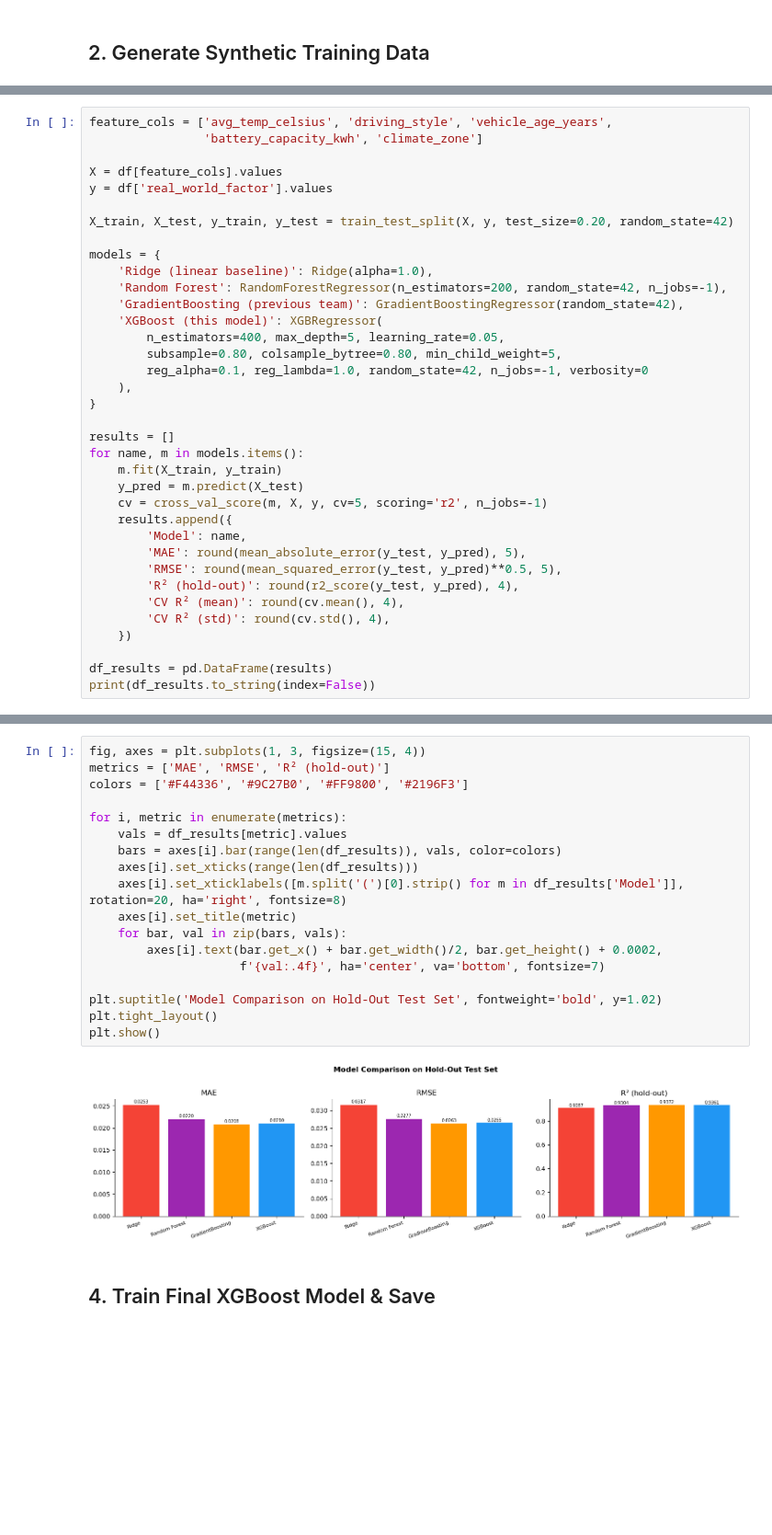
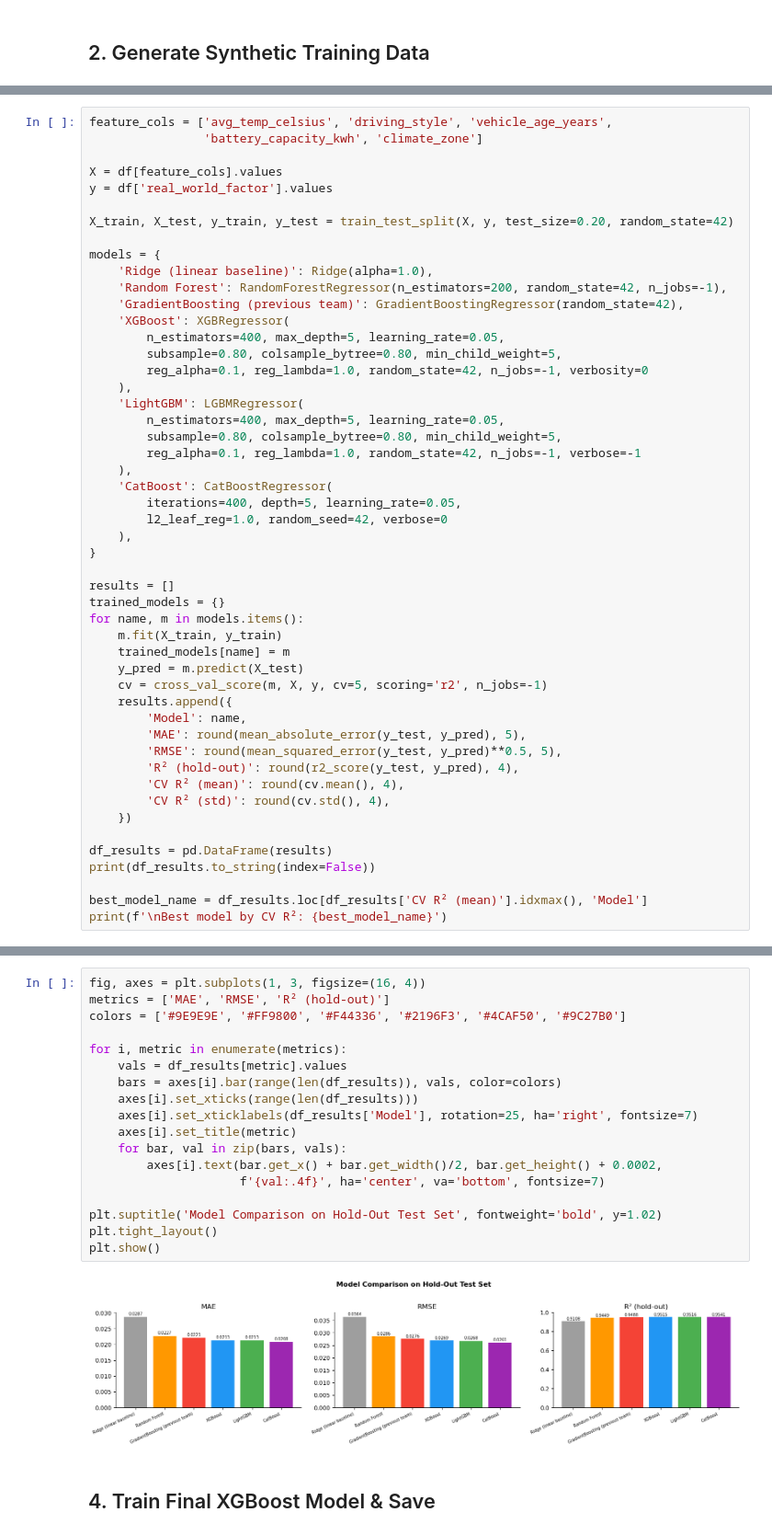
Before and after one commit to Chameleon-company/EVAT-Data-Science, a Jupyter notebook: Use_Cases/Environmental Impact Analysis/calvin-linardy/notebooks/02_Model_Training_Evaluation.ipynb, the cells around one changed output, grey strips where cells are left out. Shown at 92% size. Saved outputs shown, nothing was run; the diff lists cells and outputs as text; blank space fills up the shorter version.

```diff
--- a/Use_Cases/Environmental Impact Analysis/calvin-linardy/notebooks/02_Model_Training_Evaluation.ipynb
+++ b/Use_Cases/Environmental Impact Analysis/calvin-linardy/notebooks/02_Model_Training_Evaluation.ipynb
@@ -137,16 +140,27 @@ models = {
     'Ridge (linear baseline)': Ridge(alpha=1.0),
     'Random Forest': RandomForestRegressor(n_estimators=200, random_state=42, n_jobs=-1),
     'GradientBoosting (previous team)': GradientBoostingRegressor(random_state=42),
-    'XGBoost (this model)': XGBRegressor(
+    'XGBoost': XGBRegressor(
         n_estimators=400, max_depth=5, learning_rate=0.05,
         subsample=0.80, colsample_bytree=0.80, min_child_weight=5,
         reg_alpha=0.1, reg_lambda=1.0, random_state=42, n_jobs=-1, verbosity=0
     ),
+    'LightGBM': LGBMRegressor(
+        n_estimators=400, max_depth=5, learning_rate=0.05,
+        subsample=0.80, colsample_bytree=0.80, min_child_weight=5,
+        reg_alpha=0.1, reg_lambda=1.0, random_state=42, n_jobs=-1, verbose=-1
+    ),
+    'CatBoost': CatBoostRegressor(
+        iterations=400, depth=5, learning_rate=0.05,
+        l2_leaf_reg=1.0, random_seed=42, verbose=0
+    ),
 }
 
 results = []
+trained_models = {}
 for name, m in models.items():
     m.fit(X_train, y_train)
+    trained_models[name] = m
     y_pred = m.predict(X_test)
     cv = cross_val_score(m, X, y, cv=5, scoring='r2', n_jobs=-1)
     results.append({
@@ -160,5 +174,8 @@ for name, m in models.items():
 
 df_results = pd.DataFrame(results)
 print(df_results.to_string(index=False))
+
+best_model_name = df_results.loc[df_results['CV R² (mean)'].idxmax(), 'Model']
+print(f'\nBest model by CV R²: {best_model_name}')
 # %% [output]
                            Model     MAE    RMSE  R² (hold-out)  CV R² (mean)  CV R² (std)
@@ -169,23 +190,23 @@ GradientBoosting (previous team) 0.02080 0.02627         0.9372        0.9382
 # %%
-fig, axes = plt.subplots(1, 3, figsize=(15, 4))
+fig, axes = plt.subplots(1, 3, figsize=(16, 4))
 metrics = ['MAE', 'RMSE', 'R² (hold-out)']
-colors = ['#F44336', '#9C27B0', '#FF9800', '#2196F3']
+colors = ['#9E9E9E', '#FF9800', '#F44336', '#2196F3', '#4CAF50', '#9C27B0']
 
 for i, metric in enumerate(metrics):
     vals = df_results[metric].values
     bars = axes[i].bar(range(len(df_results)), vals, color=colors)
     axes[i].set_xticks(range(len(df_results)))
-    axes[i].set_xticklabels([m.split('(')[0].strip() for m in df_results['Model']], rotation=20, ha='right', fontsize=8)
+    axes[i].set_xticklabels(df_results['Model'], rotation=25, ha='right', fontsize=7)
     axes[i].set_title(metric)
     for bar, val in zip(bars, vals):
         axes[i].text(bar.get_x() + bar.get_width()/2, bar.get_height() + 0.0002,
                      f'{val:.4f}', ha='center', va='bottom', fontsize=7)
 
 plt.suptitle('Model Comparison on Hold-Out Test Set', fontweight='bold', y=1.02)
 plt.tight_layout()
 plt.show()
 # %% [output]
-[figure, old version]
+[figure, new version]
 # %% [markdown]
 ## 4. Train Final XGBoost Model & Save
 # %%
```
Also changed, not shown: parts of 10 cells of this notebook.
